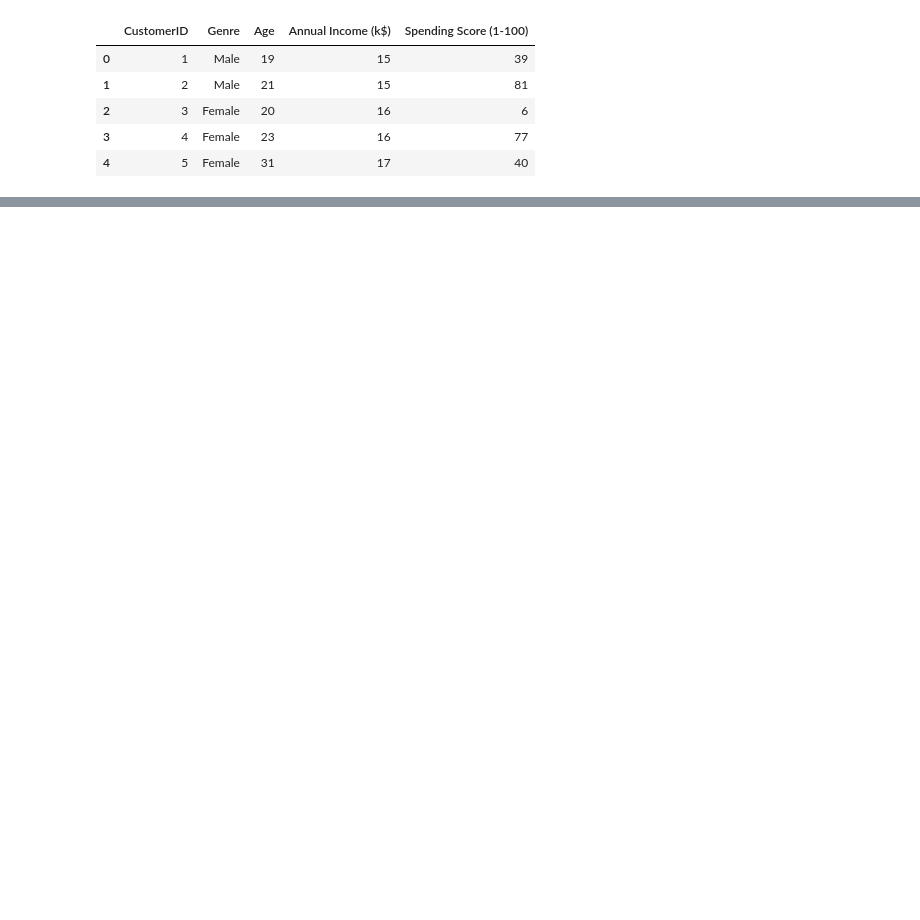
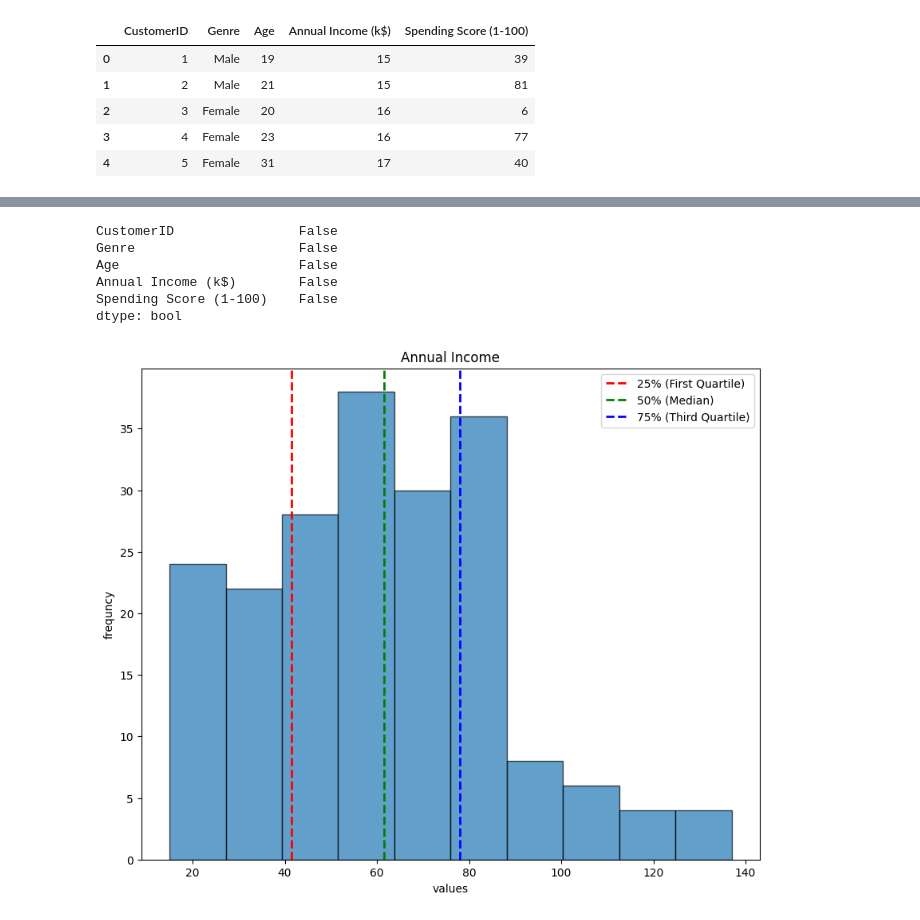
Before and after one commit to YinYinIsMyName/super-duper-spoon, a Jupyter notebook: notebooks/mall_customers.ipynb, the cells around one changed output, grey strips where cells are left out. Drawn from its saved outputs; the diff is of its cells as text; code cells hidden in the pictures; blank space fills up the shorter version.

```diff
--- a/notebooks/mall_customers.ipynb
+++ b/notebooks/mall_customers.ipynb
@@ -13,0 +44,2 @@ mall_customer_info.head()
+# %%
+mall_customer_info.reset_index(inplace=True,drop=True)
@@ -13,0 +64,25 @@ mall_customer_info.head()
+# %%
+mall_customer_info.isnull().any()
+# %% [output]
+CustomerID                False
+Genre                     False
+Age                       False
+Annual Income (k$)        False
+Spending Score (1-100)    False
+dtype: bool
+# %%
+description = mall_customer_info.describe()
+percentiles = description.loc[['25%', '50%', '75%'], 'Annual Income (k$)']
+
+plt.figure(figsize=(10,8))
+plt.hist(mall_customer_info['Annual Income (k$)'],bins=10 , edgecolor='k',alpha=0.7)
+plt.title("Annual Income")
+plt.axvline(percentiles['25%'], color='r', linestyle='dashed', linewidth=2, label='25% (First Quartile)')
+plt.axvline(percentiles['50%'], color='g', linestyle='dashed', linewidth=2, label='50% (Median)')
+plt.axvline(percentiles['75%'], color='b', linestyle='dashed', linewidth=2, label='75% (Third Quartile)')
+plt.xlabel('values')
+plt.ylabel('frequncy')
+plt.legend()
+plt.show()
+# %% [output]
+[figure, added]
```
Also changed, not shown: parts of 17 cells of this notebook.
